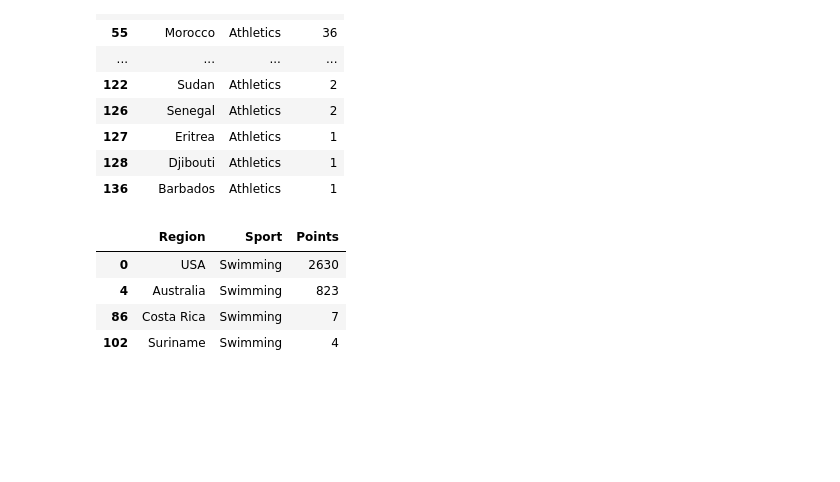
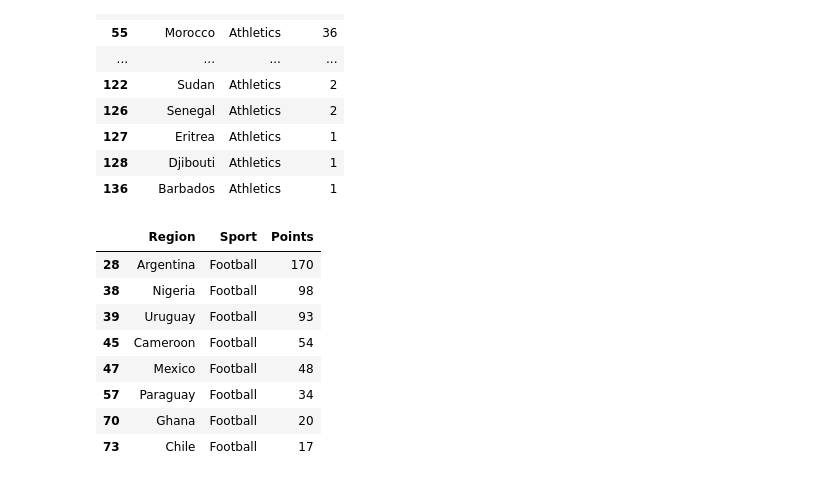
Before and after one commit to sararuizruiz/EDA-Olympic-Games, a Jupyter notebook: SportsStats.ipynb, the cells around one changed output. Cells and saved outputs as stored; diff of their text form; code cells hidden in the pictures; blank space fills up the shorter version.

```diff
--- a/SportsStats.ipynb
+++ b/SportsStats.ipynb
@@ -198,10 +213,14 @@ sport_region_df[sport_region_df['Sport'] == 'Athletics']
 | 128 | Djibouti | Athletics | 1 |
 | 136 | Barbados | Athletics | 1 |
 # %%
-sport_region_df[sport_region_df['Sport'] =='Swimming']
+sport_region_df[sport_region_df['Sport'] =='Football']
 # %% [output]
 |  | Region | Sport | Points |
-| 0 | USA | Swimming | 2630 |
-| 4 | Australia | Swimming | 823 |
-| 86 | Costa Rica | Swimming | 7 |
-| 102 | Suriname | Swimming | 4 |
+| 28 | Argentina | Football | 170 |
+| 38 | Nigeria | Football | 98 |
+| 39 | Uruguay | Football | 93 |
+| 45 | Cameroon | Football | 54 |
+| 47 | Mexico | Football | 48 |
+| 57 | Paraguay | Football | 34 |
+| 70 | Ghana | Football | 20 |
+| 73 | Chile | Football | 17 |
```
Also changed, not shown: parts of 5 cells of this notebook.
